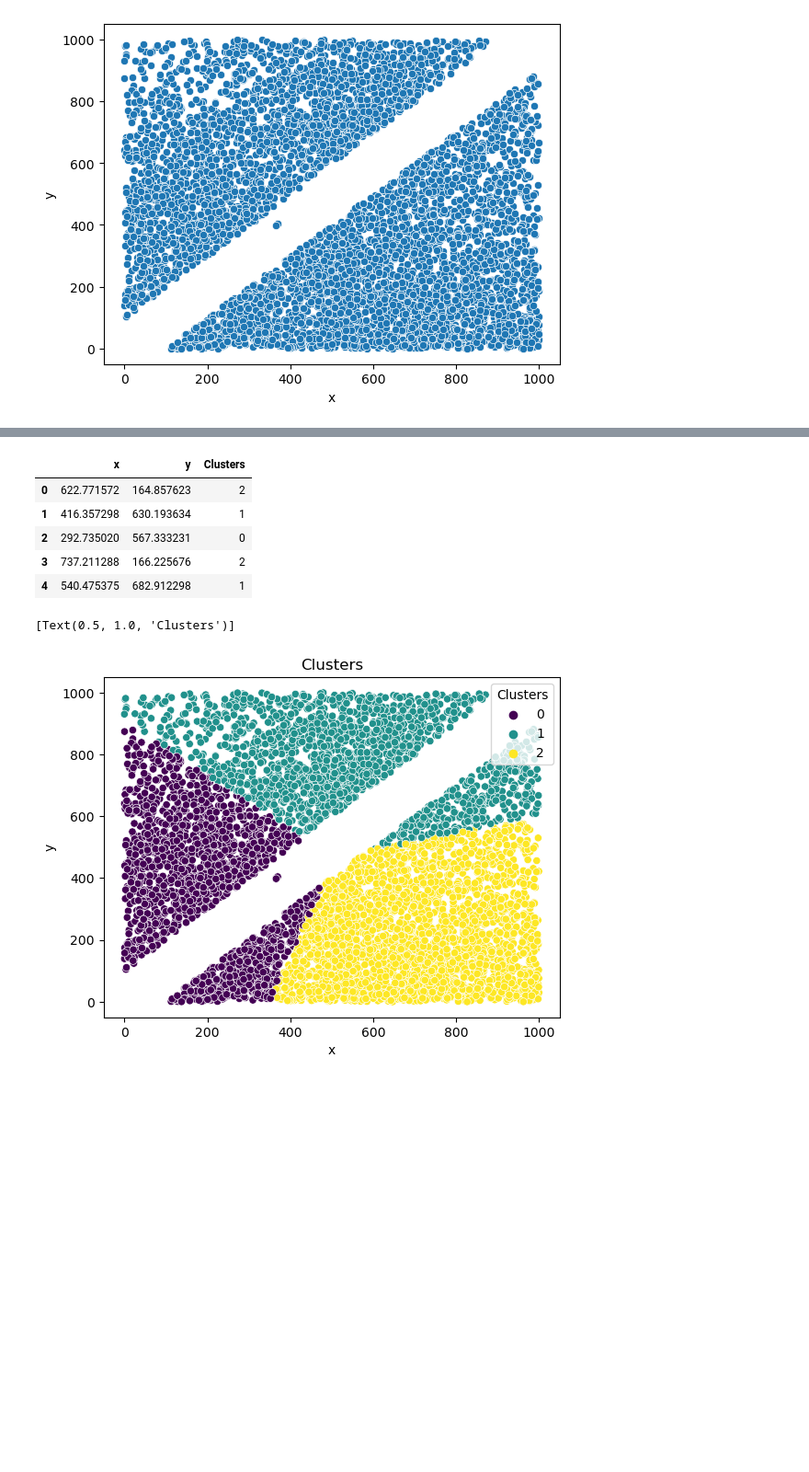
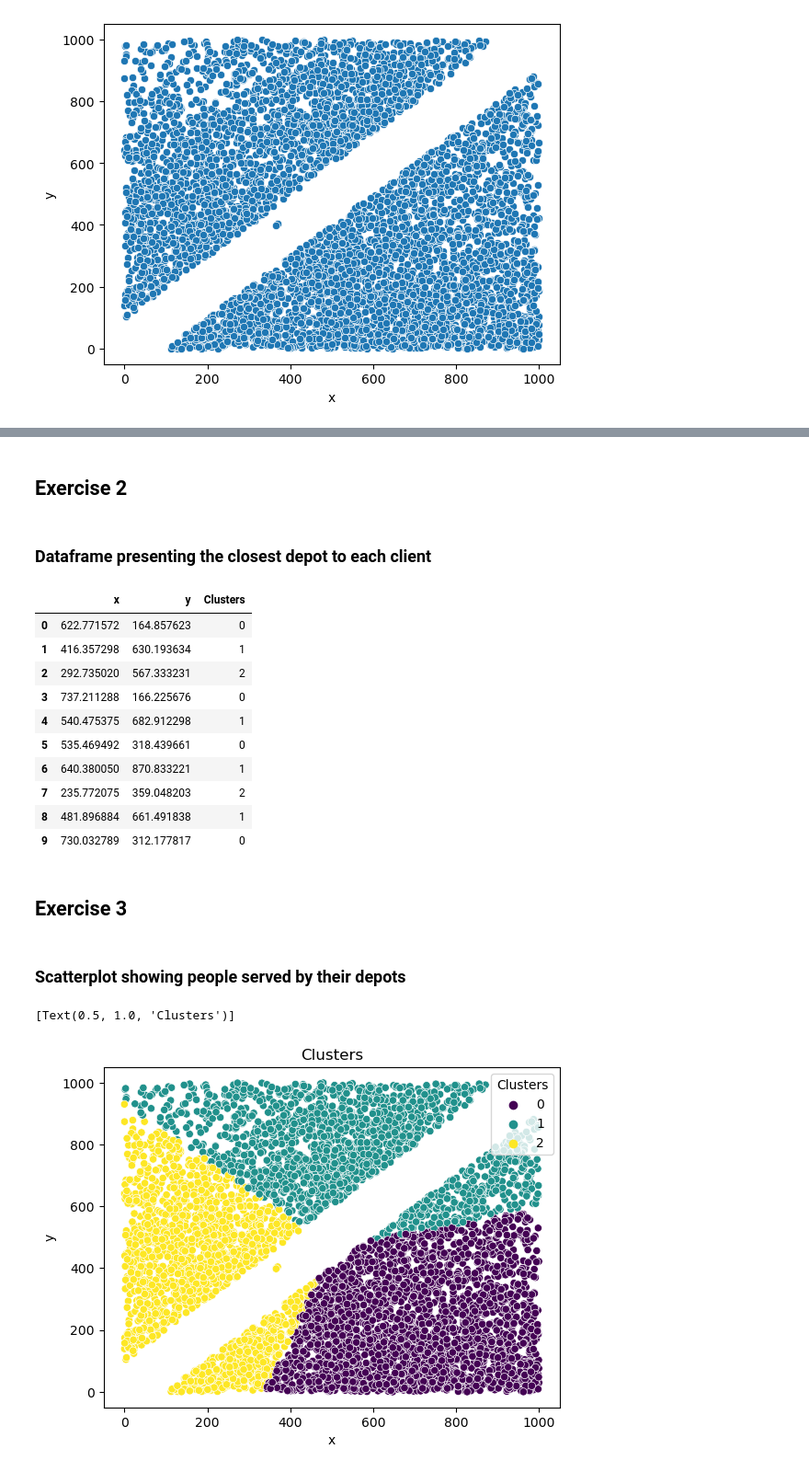
Before and after one commit to czaacza/Mathematics-and-Methods-in-Machine-Learning, a Jupyter notebook: Methods/Assignments/Assignment 02 - Cluster analisys/Assignment02 Mateusz Czarnecki.ipynb, the cells around one changed output, grey strips where cells are left out. Shown at 92% size. Drawn from its saved outputs; the diff is of its cells as text; code cells hidden in the pictures; blank space fills up the shorter version.

```diff
--- a/Methods/Assignments/Assignment 02 - Cluster analisys/Assignment02 Mateusz Czarnecki.ipynb
+++ b/Methods/Assignments/Assignment 02 - Cluster analisys/Assignment02 Mateusz Czarnecki.ipynb
@@ -61,15 +71,29 @@ centers_df
+# %% [markdown]
+## Exercise 2
+# %% [markdown]
+### Dataframe presenting the closest depot to each client
 # %%
-df['Clusters'] = kmeans_model.labels_
-df.head()
+df_with_clusters = df.copy()
+df_with_clusters['Clusters'] = kmeans_model.labels_
+df_with_clusters.head(10)
 # %% [output]
 |  | x | y | Clusters |
-| 0 | 622.771572 | 164.857623 | 2 |
+| 0 | 622.771572 | 164.857623 | 0 |
 | 1 | 416.357298 | 630.193634 | 1 |
-| 2 | 292.735020 | 567.333231 | 0 |
-| 3 | 737.211288 | 166.225676 | 2 |
+| 2 | 292.735020 | 567.333231 | 2 |
+| 3 | 737.211288 | 166.225676 | 0 |
 | 4 | 540.475375 | 682.912298 | 1 |
+| 5 | 535.469492 | 318.439661 | 0 |
+| 6 | 640.380050 | 870.833221 | 1 |
+| 7 | 235.772075 | 359.048203 | 2 |
+| 8 | 481.896884 | 661.491838 | 1 |
+| 9 | 730.032789 | 312.177817 | 0 |
+# %% [markdown]
+## Exercise 3
+# %% [markdown]
+### Scatterplot showing people served by their depots
 # %%
-sn.scatterplot(x="x", y="y",hue = 'Clusters',  data=df, palette='viridis').set(title="Clusters")
+sn.scatterplot(x="x", y="y",hue = 'Clusters',  data=df_with_clusters, palette='viridis').set(title="Clusters")
 # %% [output]
 [Text(0.5, 1.0, 'Clusters')]
-[figure, old version]
+[figure, new version]
```
Also changed, not shown: parts of 22 cells of this notebook, 6 other files.
